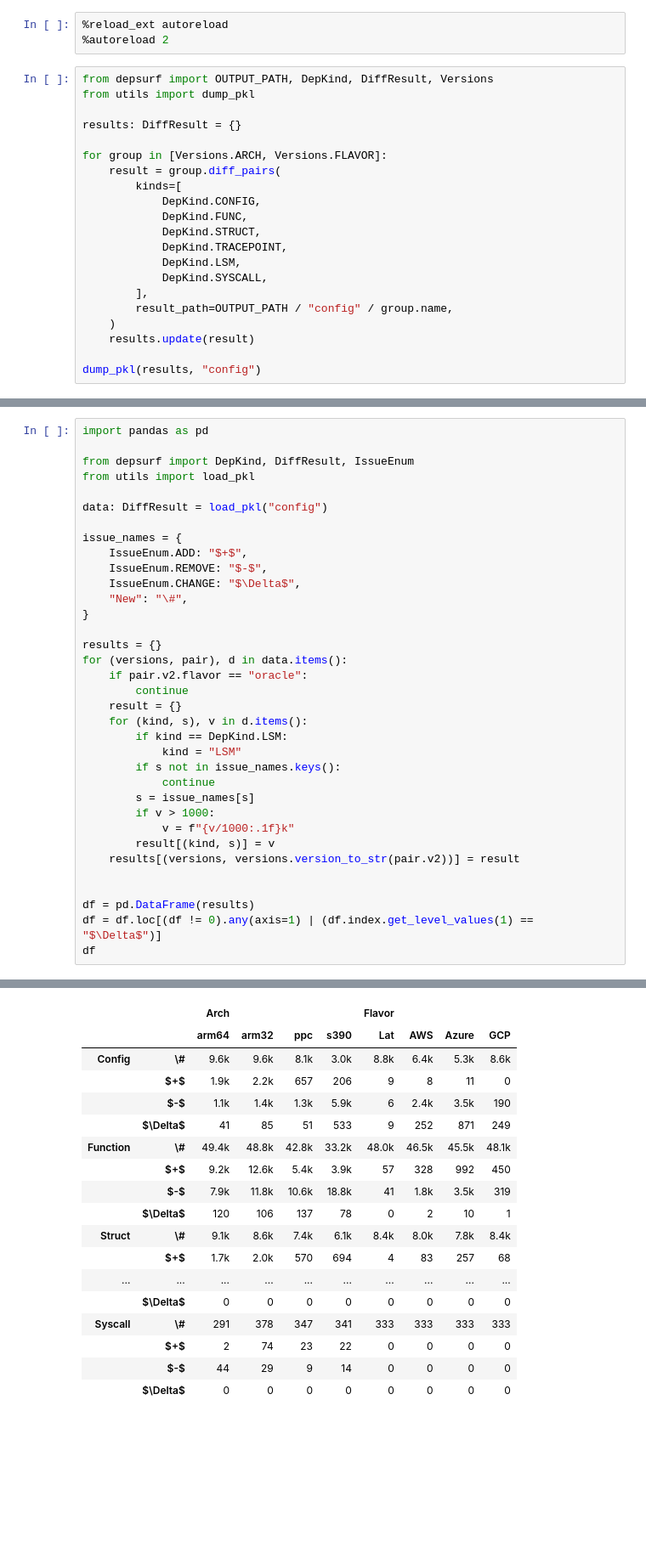
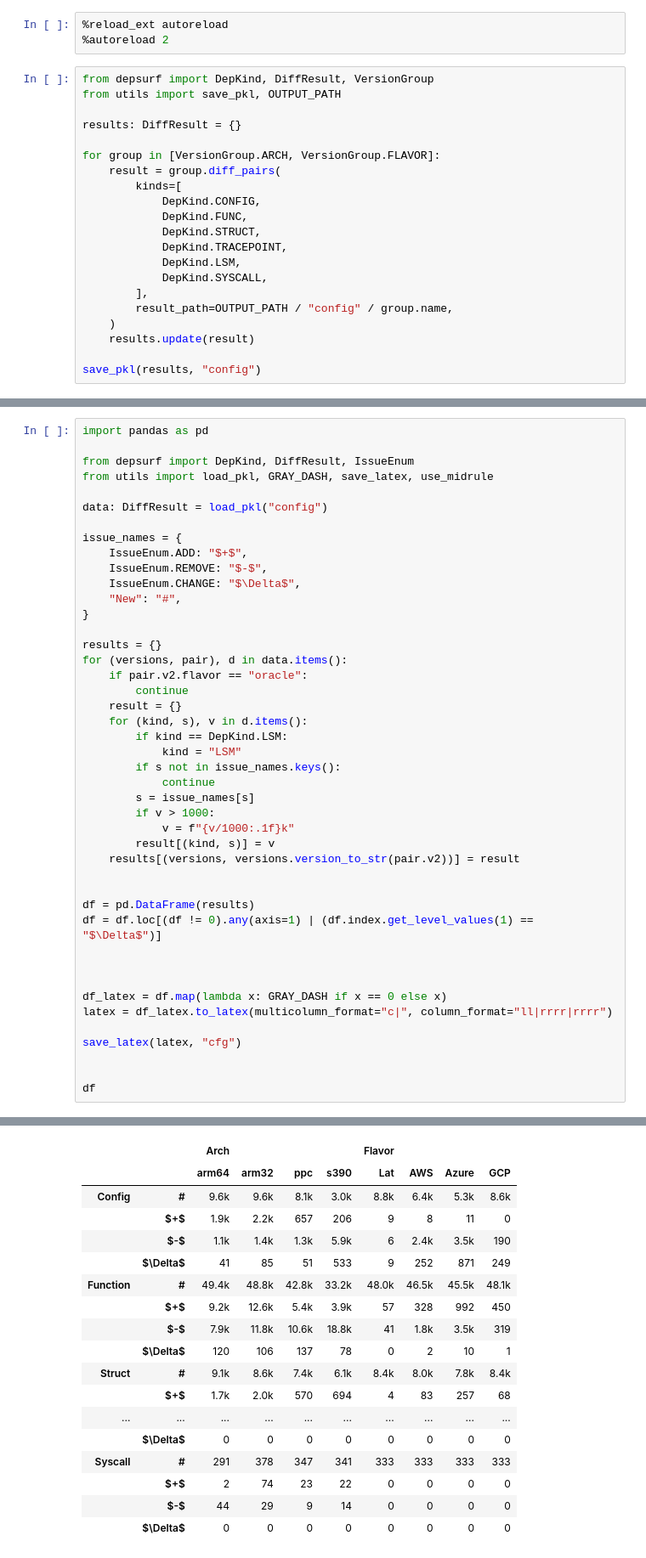
Before and after one commit to ShawnZhong/DepSurf, a Jupyter notebook: 35_config.ipynb, the cells around one changed output, grey strips where cells are left out. Shown at 85% size. Cells and saved outputs as stored; diff of their text form; blank space fills up the shorter version.

```diff
--- a/35_config.ipynb
+++ b/35_config.ipynb
@@ -2,12 +2,12 @@
 %reload_ext autoreload
 %autoreload 2
 # %%
-from depsurf import OUTPUT_PATH, DepKind, DiffResult, Versions
-from utils import dump_pkl
+from depsurf import DepKind, DiffResult, VersionGroup
+from utils import save_pkl, OUTPUT_PATH
 
 results: DiffResult = {}
 
-for group in [Versions.ARCH, Versions.FLAVOR]:
+for group in [VersionGroup.ARCH, VersionGroup.FLAVOR]:
     result = group.diff_pairs(
         kinds=[
             DepKind.CONFIG,
@@ -21,6 +21,6 @@ for group in [Versions.ARCH, Versions.FLAVOR]:
     )
     results.update(result)
 
-dump_pkl(results, "config")
+save_pkl(results, "config")
 # %% [output]
 [        utils.py:160] INFO: NumExpr defaulting to 8 threads.
@@ -44,7 +44,7 @@ dump_pkl(results, "config")
 import pandas as pd
 
 from depsurf import DepKind, DiffResult, IssueEnum
-from utils import load_pkl
+from utils import load_pkl, GRAY_DASH, save_latex, use_midrule
 
 data: DiffResult = load_pkl("config")
 
@@ -52,7 +52,7 @@ issue_names = {
     IssueEnum.ADD: "$+$",
     IssueEnum.REMOVE: "$-$",
     IssueEnum.CHANGE: "$\Delta$",
-    "New": "\#",
+    "New": "#",
 }
 
 results = {}
@@ -74,5 +74,14 @@ for (versions, pair), d in data.items():
 
 df = pd.DataFrame(results)
 df = df.loc[(df != 0).any(axis=1) | (df.index.get_level_values(1) == "$\Delta$")]
+
+
+
+df_latex = df.map(lambda x: GRAY_DASH if x == 0 else x)
+latex = df_latex.to_latex(multicolumn_format="c|", column_format="ll|rrrr|rrrr")
+
+save_latex(latex, "cfg")
+
+
 df
 # %% [output]
@@ -80,18 +90,18 @@ df
 |  |  | Arch |  |  |  | Flavor |  |  |  |
 |  |  | arm64 | arm32 | ppc | s390 | Lat | AWS | Azure | GCP |
-| Config | \# | 9.6k | 9.6k | 8.1k | 3.0k | 8.8k | 6.4k | 5.3k | 8.6k |
+| Config | # | 9.6k | 9.6k | 8.1k | 3.0k | 8.8k | 6.4k | 5.3k | 8.6k |
 |  | $+$ | 1.9k | 2.2k | 657 | 206 | 9 | 8 | 11 | 0 |
 |  | $-$ | 1.1k | 1.4k | 1.3k | 5.9k | 6 | 2.4k | 3.5k | 190 |
 |  | $\Delta$ | 41 | 85 | 51 | 533 | 9 | 252 | 871 | 249 |
-| Function | \# | 49.4k | 48.8k | 42.8k | 33.2k | 48.0k | 46.5k | 45.5k | 48.1k |
+| Function | # | 49.4k | 48.8k | 42.8k | 33.2k | 48.0k | 46.5k | 45.5k | 48.1k |
 |  | $+$ | 9.2k | 12.6k | 5.4k | 3.9k | 57 | 328 | 992 | 450 |
 |  | $-$ | 7.9k | 11.8k | 10.6k | 18.8k | 41 | 1.8k | 3.5k | 319 |
 |  | $\Delta$ | 120 | 106 | 137 | 78 | 0 | 2 | 10 | 1 |
-| Struct | \# | 9.1k | 8.6k | 7.4k | 6.1k | 8.4k | 8.0k | 7.8k | 8.4k |
+| Struct | # | 9.1k | 8.6k | 7.4k | 6.1k | 8.4k | 8.0k | 7.8k | 8.4k |
 |  | $+$ | 1.7k | 2.0k | 570 | 694 | 4 | 83 | 257 | 68 |
 | ... | ... | ... | ... | ... | ... | ... | ... | ... | ... |
 |  | $\Delta$ | 0 | 0 | 0 | 0 | 0 | 0 | 0 | 0 |
-| Syscall | \# | 291 | 378 | 347 | 341 | 333 | 333 | 333 | 333 |
+| Syscall | # | 291 | 378 | 347 | 341 | 333 | 333 | 333 | 333 |
 |  | $+$ | 2 | 74 | 23 | 22 | 0 | 0 | 0 | 0 |
 |  | $-$ | 44 | 29 | 9 | 14 | 0 | 0 | 0 | 0 |
 |  | $\Delta$ | 0 | 0 | 0 | 0 | 0 | 0 | 0 | 0 |
```
Also changed, not shown: parts of 3 cells of this notebook, 3 other files.
